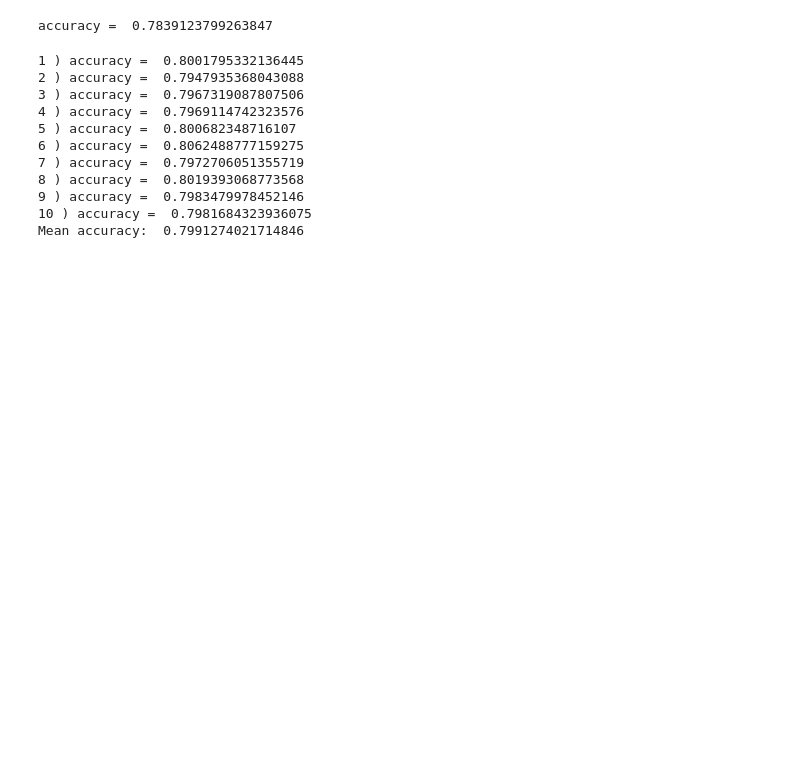
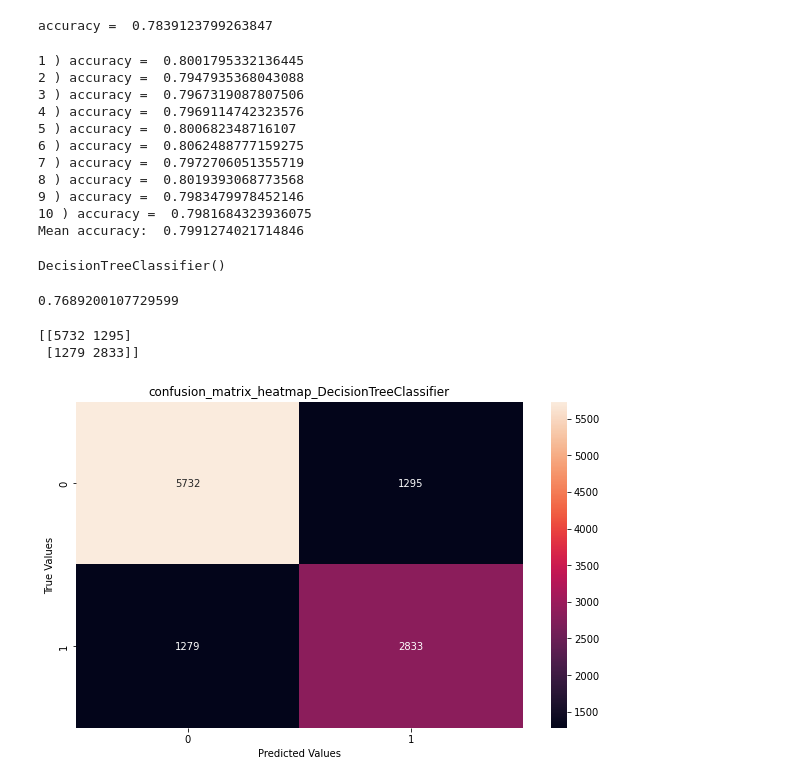
Before and after one commit to Armansheikhibiglari90/smoking_test, a Jupyter notebook: project.ipynb, the cells around one changed output. Saved outputs shown, nothing was run; the diff lists cells and outputs as text; code cells hidden in the pictures; blank space fills up the shorter version.

```diff
--- a/project.ipynb
+++ b/project.ipynb
@@ -566,0 +594,29 @@ Mean accuracy:  0.7991274021714846
+# %%
+x_train, x_test, y_train, y_test = train_test_split(x_smoking_df, y_smoking_df, test_size=0.2, random_state=42)
+# %%
+model = DecisionTreeClassifier()
+model.fit(x_train , y_train)
+# %% [output]
+DecisionTreeClassifier()
+# %%
+y_pred = model.predict(x_test)
+# %%
+accuracy_score(y_test, y_pred)
+# %% [output]
+0.7689200107729599
+# %%
+cf_matrix = confusion_matrix(y_test, y_pred)
+
+print(cf_matrix)
+# %% [output]
+[[5732 1295]
+ [1279 2833]]
+# %%
+plt.figure(figsize = (10,6))
+sns.heatmap(cf_matrix,fmt=".0f" , annot = True)
+plt.title('confusion_matrix_heatmap_DecisionTreeClassifier')
+plt.xlabel('Predicted Values')
+plt.ylabel('True Values')
+plt.show()
+# %% [output]
+[figure, added]
```
Also changed, not shown: parts of 10 cells of this notebook.
